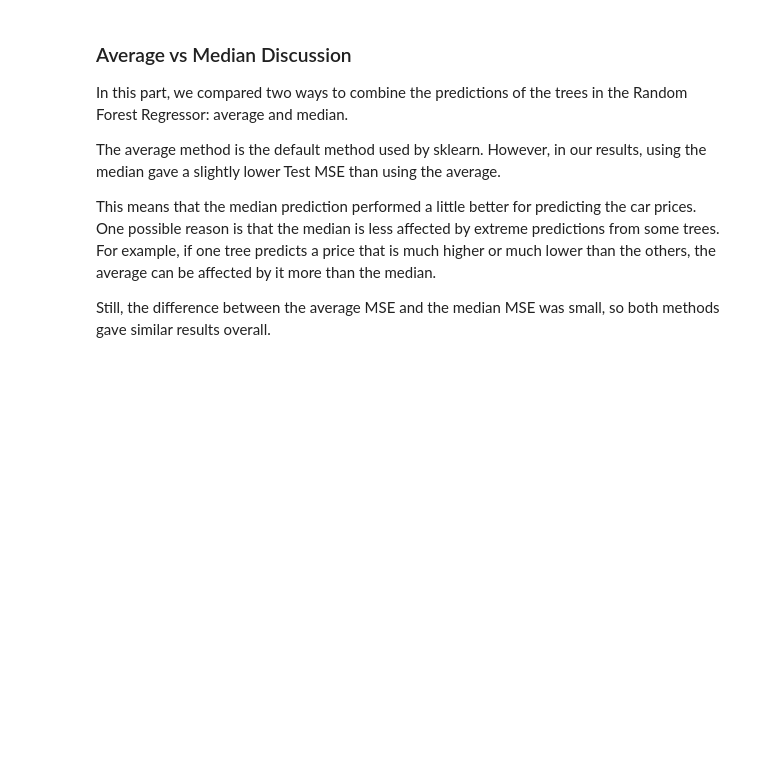
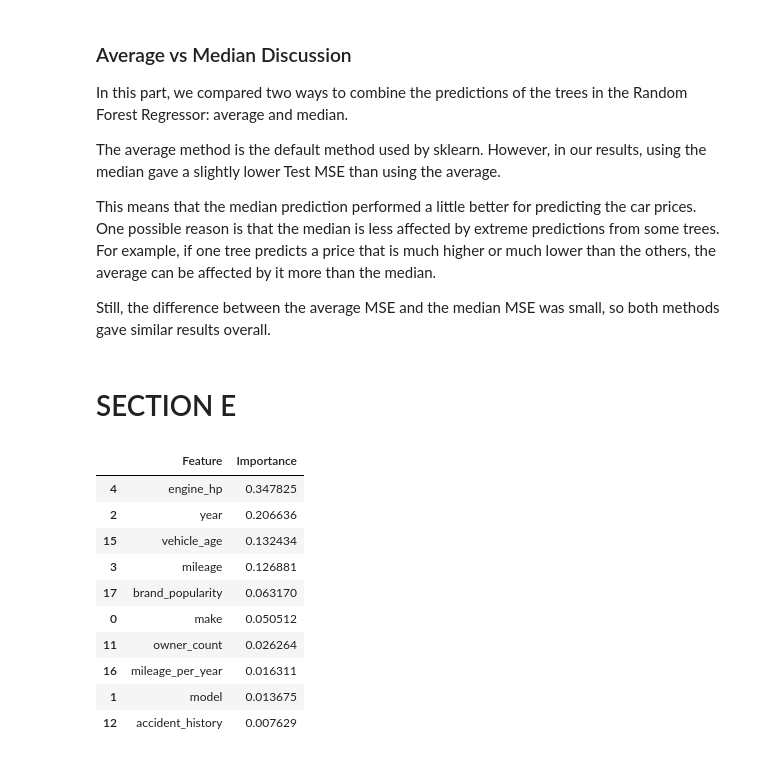
Before and after one commit to malak-re3/MACHINE-LEARNING-EX1, a Jupyter notebook: assignment1 (2).ipynb, the cells around one changed output. Saved outputs shown, nothing was run; the diff lists cells and outputs as text; code cells hidden in the pictures; blank space fills up the shorter version.

```diff
--- a/assignment1 (2).ipynb
+++ b/assignment1 (2).ipynb
@@ -1552,3 +1552,31 @@ The average method is the default method used by sklearn. However, in our result
 This means that the median prediction performed a little better for predicting the car prices. One possible reason is that the median is less affected by extreme predictions from some trees. For example, if one tree predicts a price that is much higher or much lower than the others, the average can be affected by it more than the median.
 
 Still, the difference between the average MSE and the median MSE was small, so both methods gave similar results overall.
+# %% [markdown]
+# SECTION E
+# %%
+# -----------------------------
+# Feature Importance - Random Forest Regressor
+# -----------------------------
+
+rf_importances = sklearn_rf_regressor.feature_importances_
+feature_names = X_train_encoded.columns
+
+rf_feature_importance = pd.DataFrame({
+    "Feature": feature_names,
+    "Importance": rf_importances
+}).sort_values(by="Importance", ascending=False)
+
+rf_feature_importance.head(10)
+# %% [output]
+|  | Feature | Importance |
+| 4 | engine_hp | 0.347825 |
+| 2 | year | 0.206636 |
+| 15 | vehicle_age | 0.132434 |
+| 3 | mileage | 0.126881 |
+| 17 | brand_popularity | 0.063170 |
+| 0 | make | 0.050512 |
+| 11 | owner_count | 0.026264 |
+| 16 | mileage_per_year | 0.016311 |
+| 1 | model | 0.013675 |
+| 12 | accident_history | 0.007629 |
```
Also changed, not shown: parts of 8 cells of this notebook.
